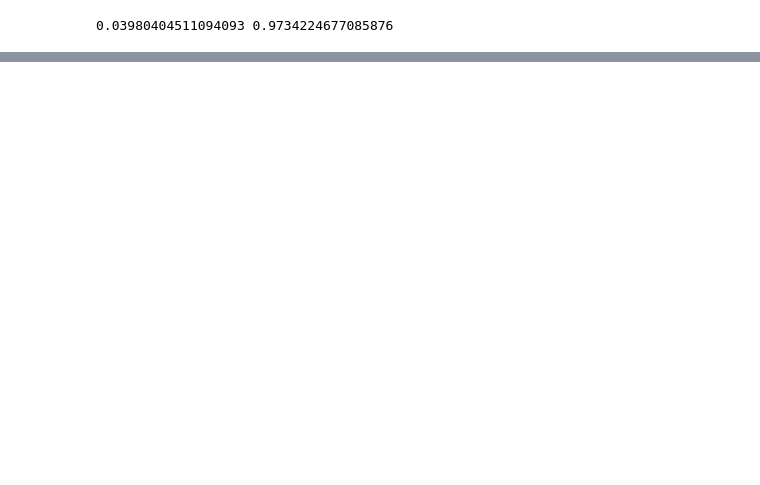
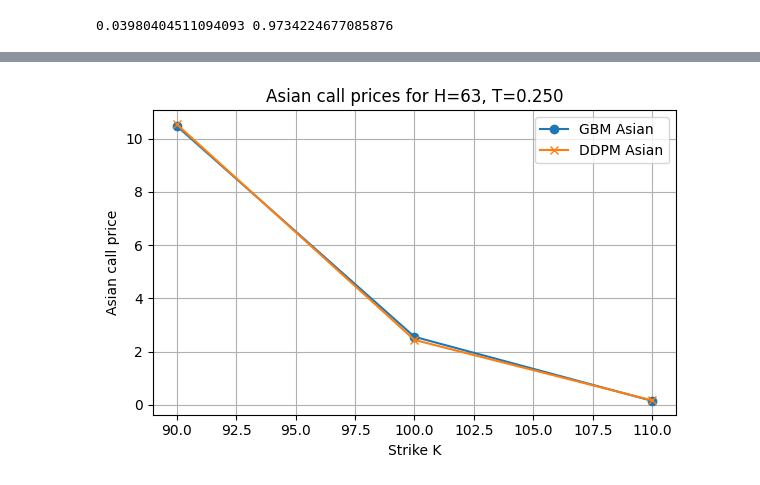
Before and after one commit to nilay47/ddpm_option_pricing, a Jupyter notebook: notebooks/01_ddpm_experiments.ipynb, the cells around one changed output, grey strips where cells are left out. Saved outputs shown, nothing was run; the diff lists cells and outputs as text; code cells hidden in the pictures; blank space fills up the shorter version.

```diff
--- a/notebooks/01_train_ddpm.ipynb
+++ b/notebooks/01_ddpm_experiments.ipynb
@@ -101,25 +130,27 @@ print(m_hat, s_hat)
 # %% [output]
 0.03980404511094093 0.9734224677085876
 # %%
-betas, alphas, alphas_bar = make_alpha_schedule(T, device)
-
-result = price_vanilla_with_ddpm(
+res_single = price_vanilla_with_ddpm(
     model=model,
     S0=S0,
-    K=100.0,
+    K=K0,
     r=r,
     sigma=sigma,
     mu=mu,
-    H_steps=252,
-    n_paths=1000,
+    H_steps=H_steps,
+    n_paths=n_paths,
     alphas=alphas,
     alphas_bar=alphas_bar,
     betas=betas,
-    m_hat_P=m_hat,
-    s_hat_P=s_hat,
+    m_hat_P=m_hat_P,
+    s_hat_P=s_hat_P,
     dt=dt,
     device=device,
     use_ddim=False,
+    n_ddim_steps=250,
+    checkpoints=(21, 63, 126, 252),
+    option_type="call",
 )
-print(result)
+
+res_single
 # %% [output]
@@ -126,0 +539,18 @@ print(result)
+# %%
+import matplotlib.pyplot as plt
+
+H_plot = 63
+df_plot = df_asian[df_asian["H_steps"] == H_plot].sort_values("K")
+
+plt.figure(figsize=(6,4))
+plt.plot(df_plot["K"], df_plot["gbm_asian_price"], marker="o", label="GBM Asian")
+plt.plot(df_plot["K"], df_plot["ddpm_asian_price"], marker="x", label="DDPM Asian")
+plt.xlabel("Strike K")
+plt.ylabel("Asian call price")
+plt.title(f"Asian call prices for H={H_plot}, T={H_plot * dt:.3f}")
+plt.grid(True)
+plt.legend()
+plt.tight_layout()
+plt.show()
+# %% [output]
+[figure, added]
```
Also changed, not shown: parts of 14 cells of this notebook, 1 other file.
